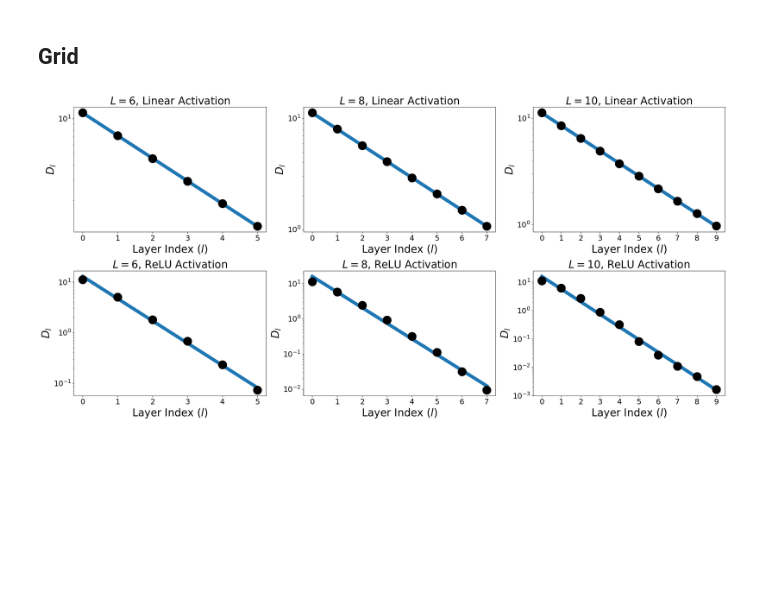
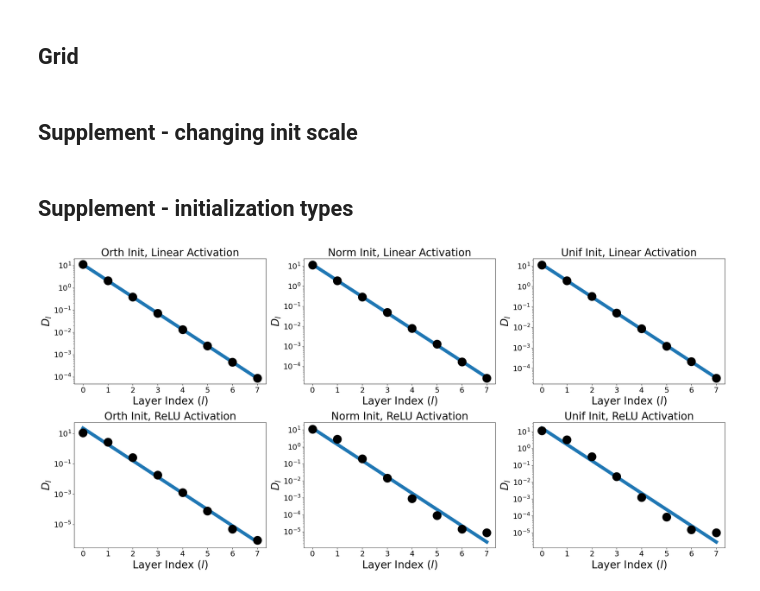
Before and after one commit to cjyaras/law-of-parsimony, a Jupyter notebook: fig_collapse.ipynb, the cells around one changed output. Cells and saved outputs as stored; diff of their text form; code cells hidden in the pictures; blank space fills up the shorter version.

Commit message:
additional experiments for progressive collapse

```diff
--- a/fig_collapse.ipynb
+++ b/fig_collapse.ipynb
@@ -133,19 +113,16 @@ step_size = 1
 # %%
 i = 0
-
 fig = plt.figure(figsize=(23, 11))
 
 for nonlinear in [False, True]:
 
-    def e2e_loss_fn(weights):
-        return loss_fn(compute_outputs(weights, input_data, nonlinear=nonlinear)[0])
-
+    network_fn = nonlinear_network_fn if nonlinear else linear_network_fn
     for depth in [6, 8, 10]:
 
         i += 1
 
         key, subkey = split(key)
-        init_weights = init_net_orth(
+        init_weights = init_net(
             key=subkey,
             input_dim=input_dim,
             output_dim=num_classes,
@@ -156,7 +133,8 @@ for nonlinear in [False, True]:
 
         result = train(
             init_weights=init_weights,
-            train_e2e_loss_fn=e2e_loss_fn,
+            network_fn=network_fn,
+            loss_fn_dict=loss_fn_dict,
             n_outer_loops=n_outer_loops,
             step_size=step_size,
             tol=tol,
@@ -181,5 +159,5 @@ for nonlinear in [False, True]:
 
 fig.tight_layout()
 # plt.savefig('figs/grid_collapse.png', dpi=300, bbox_inches='tight')
-# %% [output]
-[figure, removed]
+# %% [markdown]
+## Supplement - changing init scale
@@ -185,0 +218,59 @@ fig.tight_layout()
+# %% [markdown]
+## Supplement - initialization types
+# %%
+i = 0
+fig = plt.figure(figsize=(23, 11))
+init_scale = 0.5
+depth = 8
+step_size = 1
+
+init_names = ['Orth', 'Norm', 'Unif']
+
+for nonlinear in [False, True]:
+
+    network_fn = nonlinear_network_fn if nonlinear else linear_network_fn
+    for j, init_type in enumerate(['orth', 'norm', 'unif']):
+
+        i += 1
+
+        key, subkey = split(key)
+        init_weights = init_net(
+            key=subkey,
+            input_dim=input_dim,
+            output_dim=num_classes,
+            width=input_dim,
+            depth=depth,
+            init_scale=init_scale,
+            init_type=init_type
+        )
+
+        result = train(
+            init_weights=init_weights,
+            network_fn=network_fn,
+            loss_fn_dict=loss_fn_dict,
+            n_outer_loops=n_outer_loops,
+            step_size=step_size,
+            tol=tol,
+            n_inner_loops=n_inner_loops
+        )
+
+        final_weights = result['final_weights']
+        intermediate_outputs = compute_outputs(final_weights, input_data, nonlinear=nonlinear)[1]
+
+        feature_collapse_per_layer = jnp.array([
+            compute_feature_collapse(inter_out, labels) for inter_out in intermediate_outputs
+        ])
+
+        ax = fig.add_subplot(2, 3, i)
+        ax.semilogy(best_fit_line(feature_collapse_per_layer), c='tab:blue', linewidth=8)
+        ax.semilogy(feature_collapse_per_layer, 'o', c='black', markersize=20)
+        ax.set_xlabel(r'Layer Index ($l$)', fontsize=25)
+        ax.xaxis.set_major_locator(MaxNLocator(integer=True))
+        ax.set_ylabel('$D_l$', fontsize=25)
+        ax.set_title(f'{init_names[j]} Init, ' + ('ReLU' if nonlinear else 'Linear') + ' Activation', fontsize=25)
+        ax.tick_params(axis='both', which='major', labelsize=18)
+
+fig.tight_layout()
+plt.savefig('figs/init_type_collapse.png', dpi=300, bbox_inches='tight')
+# %% [output]
+[figure, added]
```
Also changed, not shown: parts of 7 cells of this notebook, 1 other file.
